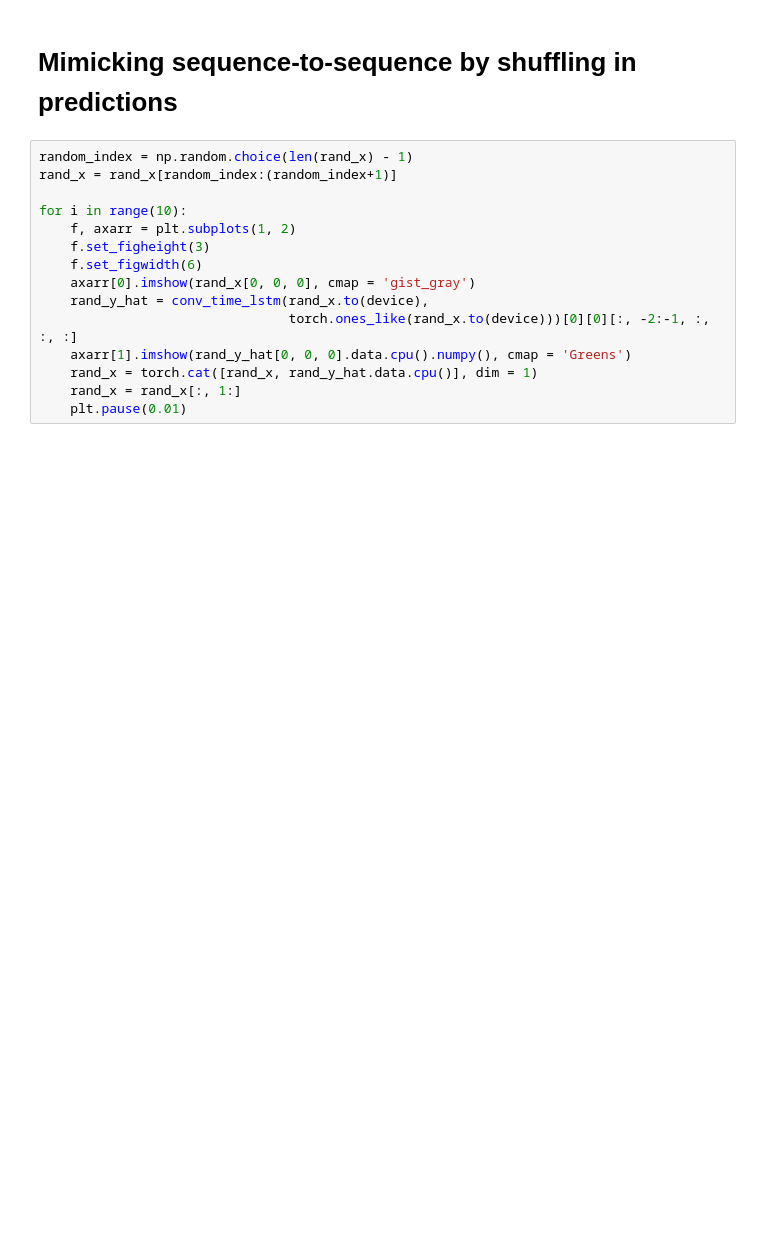
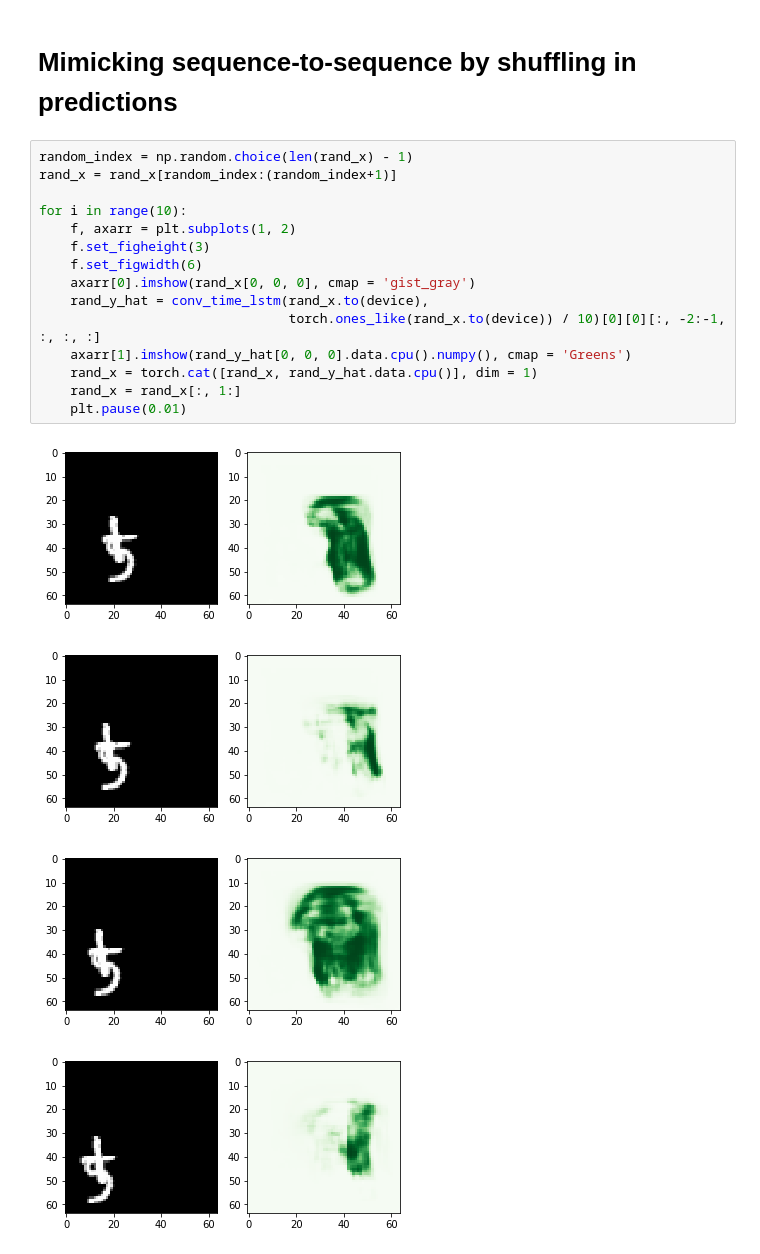
Before and after one commit to jdiaz4302/ConvTimeLSTM, a Jupyter notebook: 06_01_MissingMNIST_ConvTimeLSTM.ipynb, the cells around one changed output. Drawn from its saved outputs; the diff is of its cells as text; blank space fills up the shorter version.

Commit message:
Adding ran notebook + visual off effect of different time step

```diff
--- a/06_01_MissingMNIST_ConvTimeLSTM.ipynb
+++ b/06_01_MissingMNIST_ConvTimeLSTM.ipynb
@@ -647,15 +719,20 @@ overlay_pred_true()
 # %%
 random_index = np.random.choice(len(rand_x) - 1)
 rand_x = rand_x[random_index:(random_index+1)]
 
 for i in range(10):
     f, axarr = plt.subplots(1, 2)
     f.set_figheight(3)
     f.set_figwidth(6)
     axarr[0].imshow(rand_x[0, 0, 0], cmap = 'gist_gray')
     rand_y_hat = conv_time_lstm(rand_x.to(device),
-                                torch.ones_like(rand_x.to(device)))[0][0][:, -2:-1, :, :, :]
+                                torch.ones_like(rand_x.to(device)) / 10)[0][0][:, -2:-1, :, :, :]
     axarr[1].imshow(rand_y_hat[0, 0, 0].data.cpu().numpy(), cmap = 'Greens')
     rand_x = torch.cat([rand_x, rand_y_hat.data.cpu()], dim = 1)
     rand_x = rand_x[:, 1:]
     plt.pause(0.01)
+# %% [output]
+[figure, added]
+[figure, added]
+[figure, added]
+[figure, added]
```
Also changed, not shown: parts of 14 cells of this notebook.
